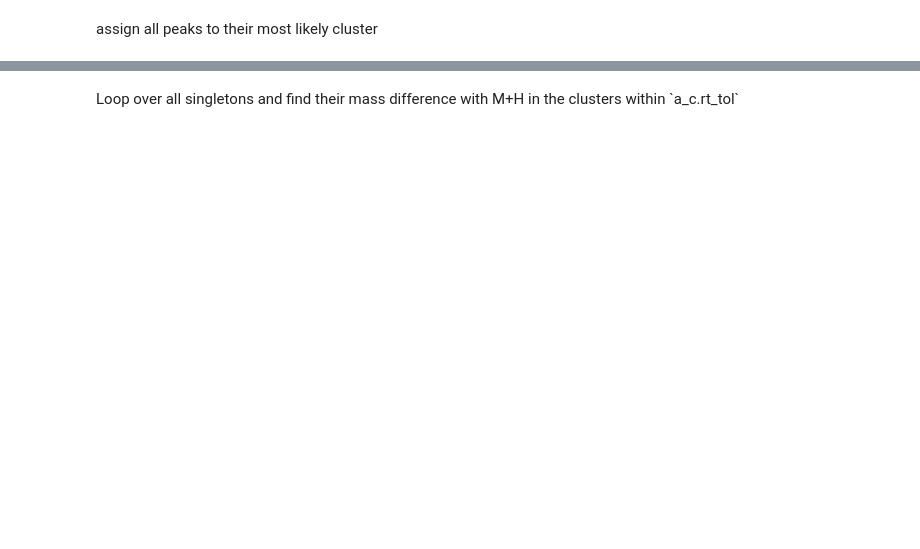
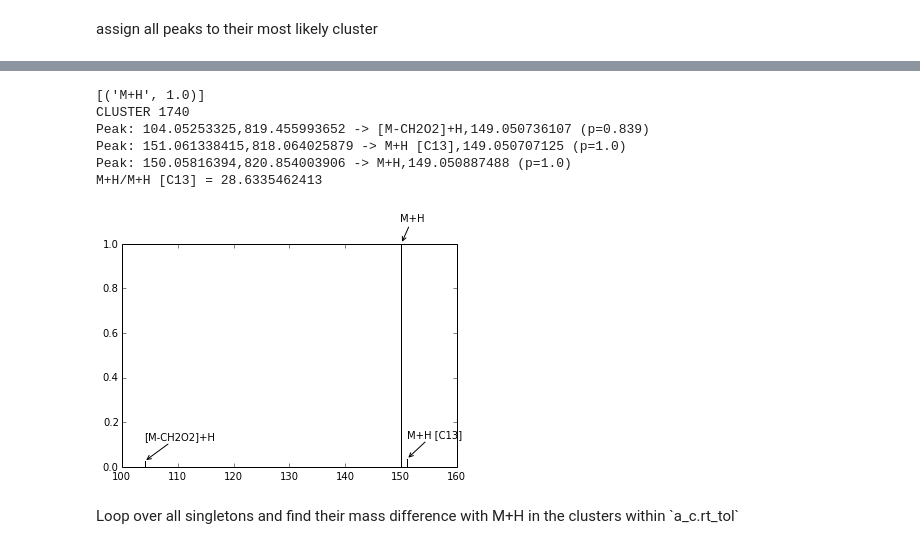
Before and after one commit to sdrogers/metabolomics_tools, a Jupyter notebook: discretisation/Experiments with fragments.ipynb, the cells around one changed output, grey strips where cells are left out. Cells and saved outputs as stored; diff of their text form; code cells hidden in the pictures; blank space fills up the shorter version.

```diff
--- a/discretisation/Experiments with fragments.ipynb
+++ b/discretisation/Experiments with fragments.ipynb
@@ -66,3 +147,15 @@ print len(singletons)
+# %%
+print [(p.transformation.name,p.prob) for p in a_c.possible[a_c.peaks[1740]]]
+cl = a_c.Z[a_c.peaks[1740]].cluster
+a_c.cluster_plot(cl)
+# %% [output]
+[('M+H', 1.0)]
+CLUSTER 1740
+Peak: 104.05253325,819.455993652 -> [M-CH2O2]+H,149.050736107 (p=0.839)
+Peak: 151.061338415,818.064025879 -> M+H [C13],149.050707125 (p=1.0)
+Peak: 150.05816394,820.854003906 -> M+H,149.050887488 (p=1.0)
+M+H/M+H [C13] = 28.6335462413
+[figure, added]
 # %% [markdown]
 <p>Loop over all singletons and find their mass difference with M+H in the clusters within `a_c.rt_tol`</p>
 # %%
```
Also changed, not shown: parts of 10 cells of this notebook, 3 other files.
